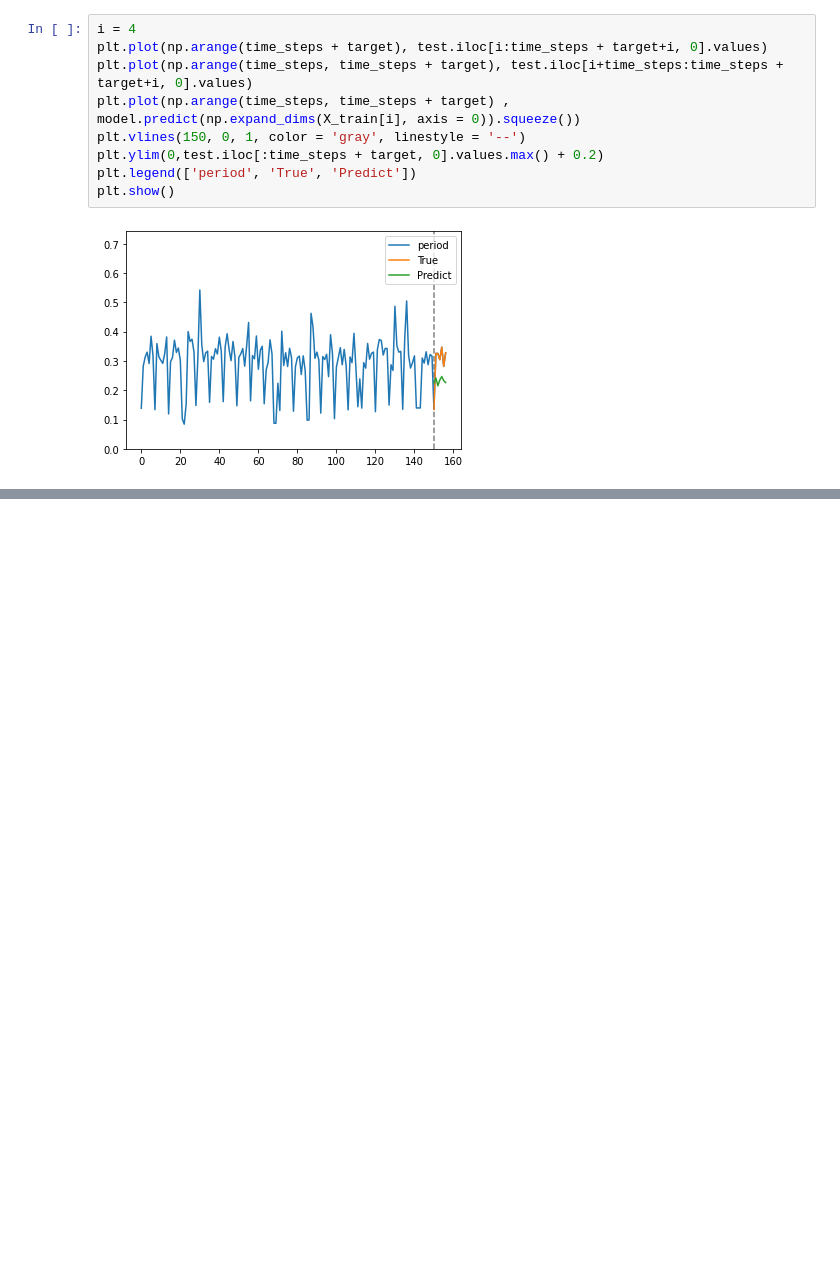
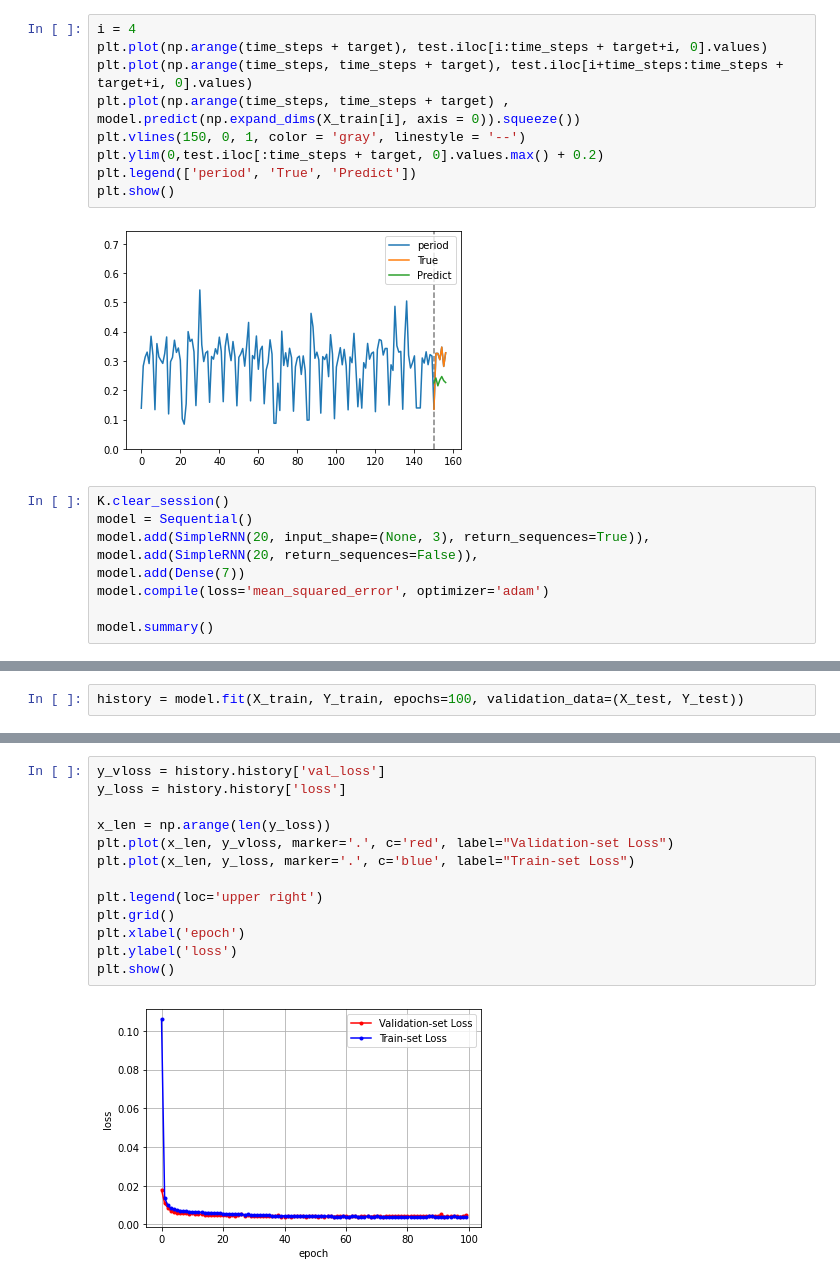
Before and after one commit to ferrry-ghsb/bigdata_6team, a Jupyter notebook: [ksy]RNN.ipynb, the cells around one changed output, grey strips where cells are left out. Cells and saved outputs as stored; diff of their text form; blank space fills up the shorter version.

Commit message:
RNN_stack_test

```diff
--- a/[ksy]RNN.ipynb
+++ b/[ksy]RNN.ipynb
@@ -293,3 +293,12 @@ plt.legend(['period', 'True', 'Predict'])
 plt.show()
 # %% [output]
 [figure]
+# %%
+K.clear_session()
+model = Sequential()
+model.add(SimpleRNN(20, input_shape=(None, 3), return_sequences=True)),
+model.add(SimpleRNN(20, return_sequences=False)),
+model.add(Dense(7))
+model.compile(loss='mean_squared_error', optimizer='adam')
+
+model.summary()
@@ -295,0 +321,2 @@ plt.show()
+# %%
+history = model.fit(X_train, Y_train, epochs=100, validation_data=(X_test, Y_test))
@@ -295,0 +341,15 @@ plt.show()
+# %%
+y_vloss = history.history['val_loss']
+y_loss = history.history['loss']
+
+x_len = np.arange(len(y_loss))
+plt.plot(x_len, y_vloss, marker='.', c='red', label="Validation-set Loss")
+plt.plot(x_len, y_loss, marker='.', c='blue', label="Train-set Loss")
+
+plt.legend(loc='upper right')
+plt.grid()
+plt.xlabel('epoch')
+plt.ylabel('loss')
+plt.show()
+# %% [output]
+[figure, added]
```
Also changed, not shown: parts of 13 cells of this notebook.
